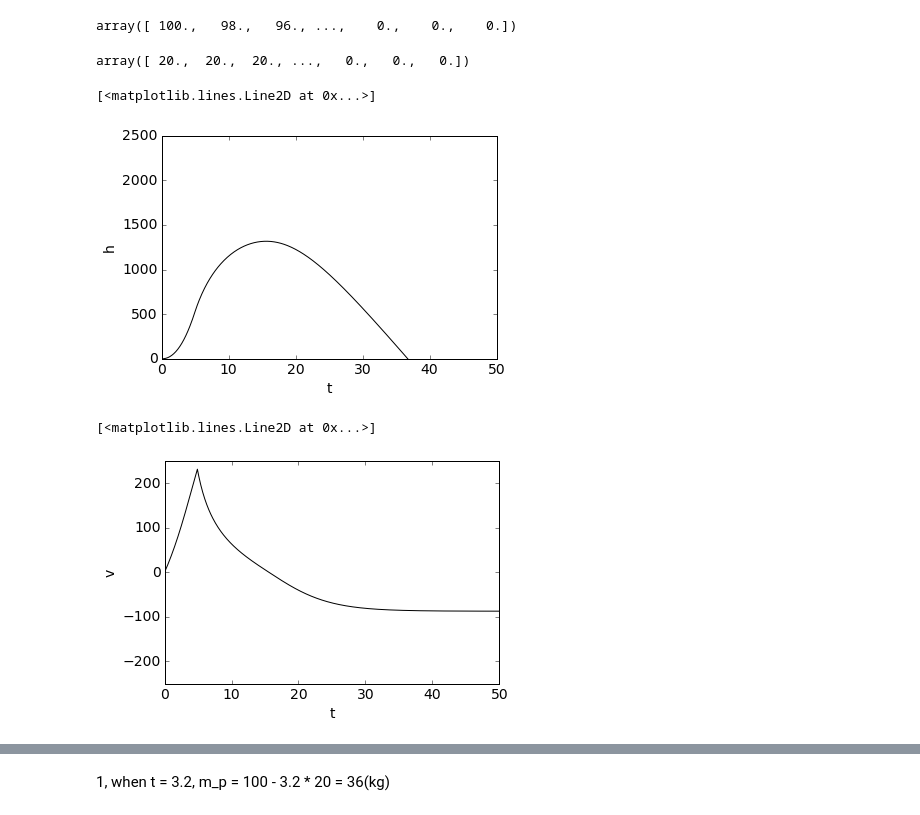
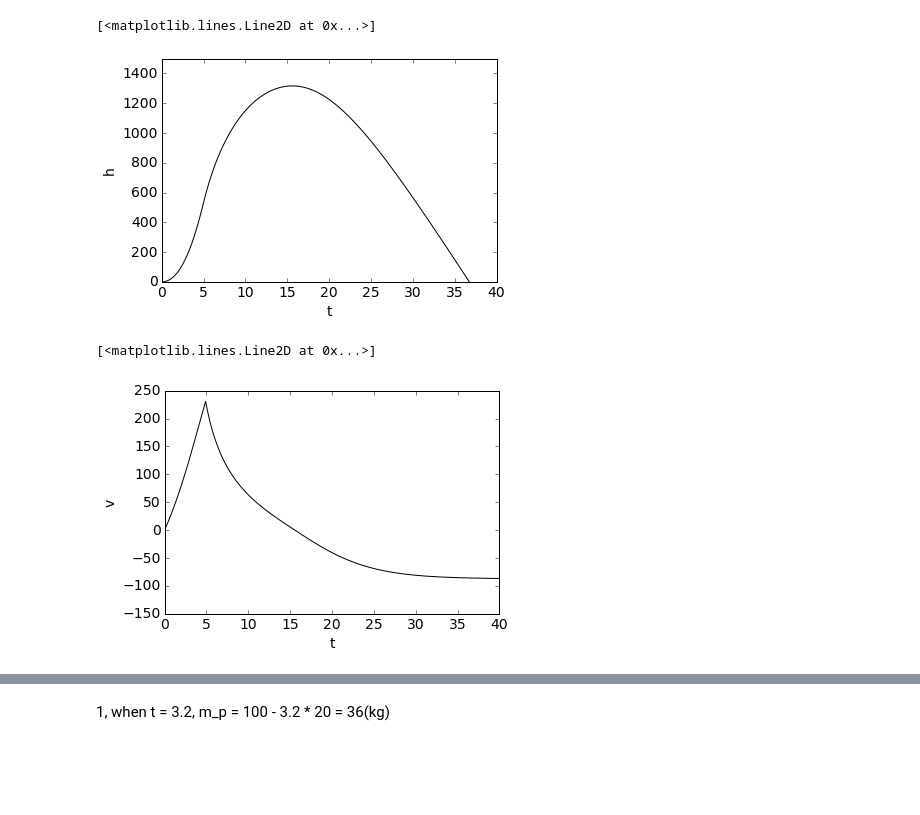
Before and after one commit to iamisrapel/MAE6286, a Jupyter notebook: rocket_boom.ipynb, the cells around one changed output, grey strips where cells are left out. Drawn from its saved outputs; the diff is of its cells as text; code cells hidden in the pictures; blank space fills up the shorter version.

```diff
--- a/rocket_boom.ipynb
+++ b/rocket_boom.ipynb
@@ -3,7 +4,7 @@ import numpy as np
 from matplotlib import pyplot as plt
 %matplotlib inline
 # %%
-T = 100.0
+T = 40
 dt = 0.1
 N = int(T/dt)+1
 t = np.linspace(0.0, T, N)
@@ -11,22 +12,23 @@ t = np.linspace(0.0, T, N)
 h0 = 0.
 v0 = 0.
 g = 9.81
-m_s = 50
+m_s = 50.
 density = 1.091
-A = 0.7854
-v_e = 325
+A = 0.25 * math.pi
+v_e = 325.
 C_D = 0.15
 
 u = np.array([h0, v0])
 h = np.zeros(N)
 v = np.zeros(N)
+a = np.zeros(N)
 h[0] = h0
 v[0] = v0
 # %%
 m_p = np.zeros(N)
 m_pp = np.zeros(N)
 # %%
-for i in range (0, len(t)):
+for i in range (0, N):
     if t[i] < 5 :
         mpdian = 20
         m_pp[i] = 20
@@ -34,38 +36,31 @@ for i in range (0, len(t)):
     else :
         m_pp[i] = 0
         m_p[i] = 0
-# %%
-m_p
-# %% [output]
-array([ 100.,   98.,   96., ...,    0.,    0.,    0.])
-# %%
-m_pp
-# %% [output]
-array([ 20.,  20.,  20., ...,   0.,   0.,   0.])
 # %%
 
 for n in range(1, N):
-    u = u +dt*np.array([u[1], -g + (m_pp[n] * v_e)/(m_s + m_p[n] )-0.5* density * u[1] * abs(u[1]) * A * C_D * 1/(m_s + m_p[n])])
 
+    u = u +dt*np.array([u[1], -g + ((m_pp[n] * v_e)/(m_s + m_p[n] )) - (0.5* density * u[1] * np.abs(u[1]) * A * C_D * 1/(m_s + m_p[n]))])
     h[n] = u[0]
     v[n] = u[1]
+    a[n] = -g + ((m_pp[n] * v_e)/(m_s + m_p[n] )) - (0.5* density * u[1] * abs(u[1]) * A * C_D * 1/(m_s + m_p[n]))
 # %%
-plt.xlim(0, 50)
-plt.ylim(0, 2500)
+plt.xlim(0, 40)
+plt.ylim(0, 1500)
 plt.tick_params(axis='both', labelsize=14)
 plt.xlabel('t',fontsize=14)
 plt.ylabel('h', fontsize=14)
 plt.plot(t,h,'k-')
 # %% [output]
 [<matplotlib.lines.Line2D at 0x...>]
-[figure, old version]
+[figure, new version]
 # %%
-plt.xlim(0, 50)
-plt.ylim(-250, 250)
+plt.xlim(0, 40)
+plt.ylim(-150, 250)
 plt.tick_params(axis='both', labelsize=14)
 plt.xlabel('t',fontsize=14)
 plt.ylabel('v', fontsize=14)
 plt.plot(t,v,'k-')
 # %% [output]
 [<matplotlib.lines.Line2D at 0x...>]
-[figure, old version]
+[figure, new version]
```
Also changed, not shown: parts of 11 cells of this notebook, 1 other file.
